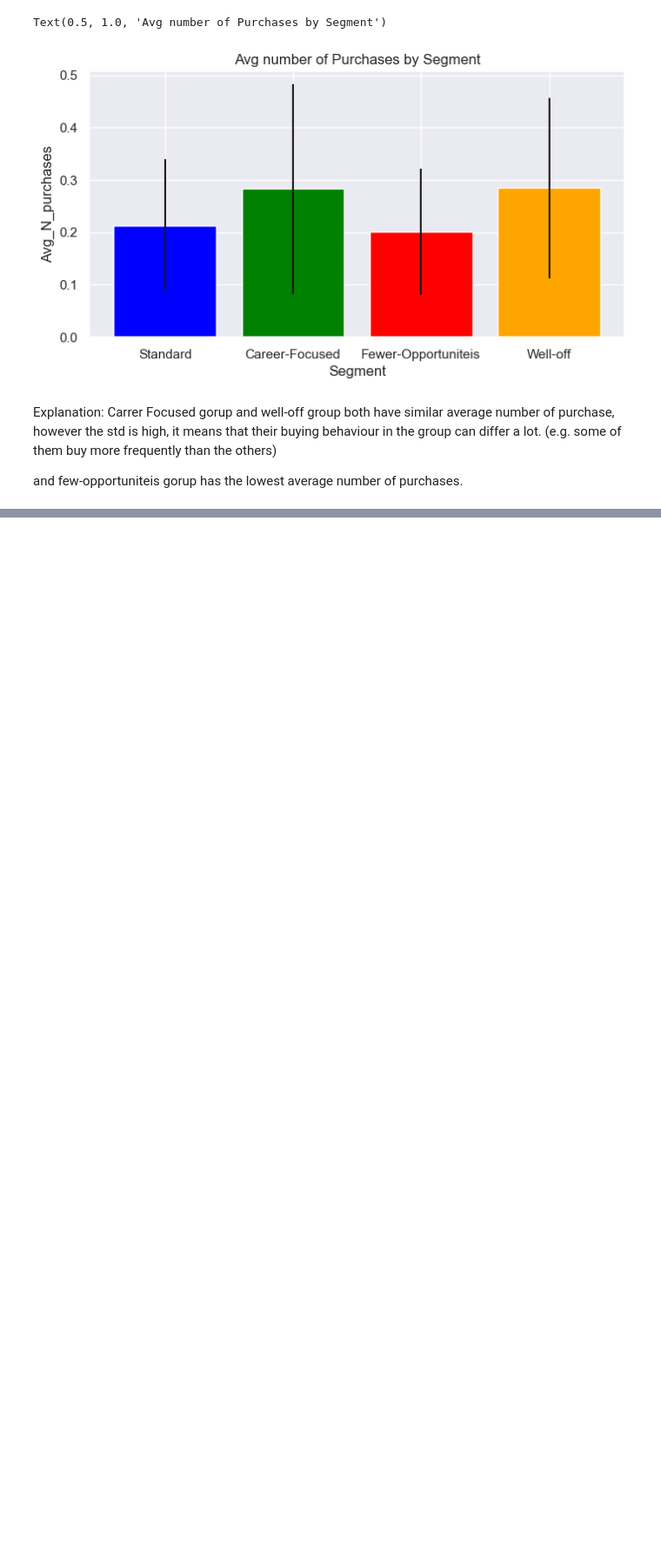
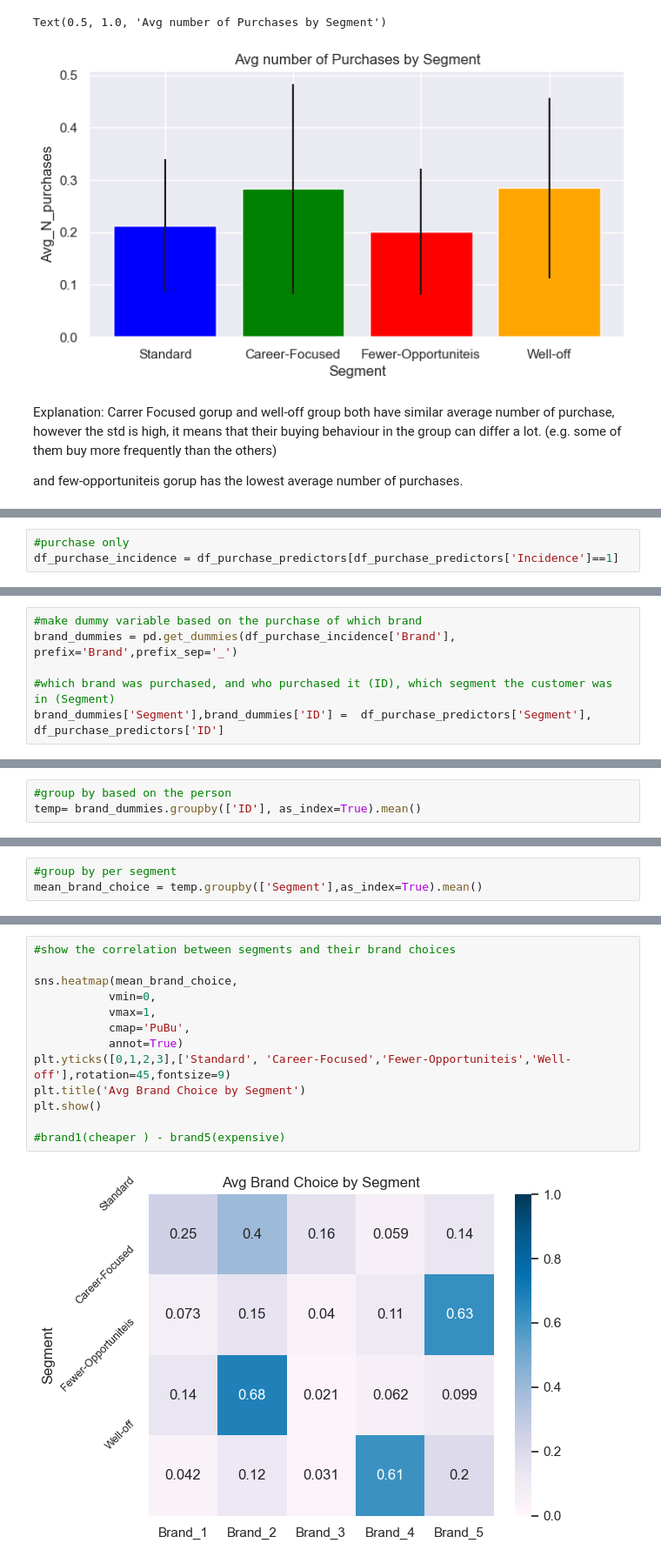
Before and after one commit to vivian-kim/Data-Sceince-Customer-Analytics, a Jupyter notebook: Data Science- Purchase Analytics with PCA model.ipynb, the cells around one changed output, grey strips where cells are left out. Shown at 87% size. Saved outputs shown, nothing was run; the diff lists cells and outputs as text; blank space fills up the shorter version.

Commit message:
This file is updated version from 'Purchase analytics with pca'
This file includes the brand choice per each segment and its potential strategy

```diff
--- a/Data Science- Purchase Analytics with PCA model.ipynb
+++ b/Data Science- Purchase Analytics with PCA model.ipynb
@@ -303,0 +306,3 @@ few-opportuniteis gorup has the lowest average number of purchases.
+# %%
+#purchase only
+df_purchase_incidence = df_purchase_predictors[df_purchase_predictors['Incidence']==1]
@@ -303,0 +317,6 @@ few-opportuniteis gorup has the lowest average number of purchases.
+# %%
+#make dummy variable based on the purchase of which brand
+brand_dummies = pd.get_dummies(df_purchase_incidence['Brand'], prefix='Brand',prefix_sep='_')
+
+#which brand was purchased, and who purchased it (ID), which segment the customer was in (Segment)
+brand_dummies['Segment'],brand_dummies['ID'] =  df_purchase_predictors['Segment'], df_purchase_predictors['ID']
@@ -303,0 +331,3 @@ few-opportuniteis gorup has the lowest average number of purchases.
+# %%
+#group by based on the person
+temp= brand_dummies.groupby(['ID'], as_index=True).mean()
@@ -303,0 +342,3 @@ few-opportuniteis gorup has the lowest average number of purchases.
+# %%
+#group by per segment
+mean_brand_choice = temp.groupby(['Segment'],as_index=True).mean()
@@ -303,0 +354,15 @@ few-opportuniteis gorup has the lowest average number of purchases.
+# %%
+#show the correlation between segments and their brand choices
+
+sns.heatmap(mean_brand_choice,
+           vmin=0,
+           vmax=1,
+           cmap='PuBu',
+           annot=True)
+plt.yticks([0,1,2,3],['Standard', 'Career-Focused','Fewer-Opportuniteis','Well-off'],rotation=45,fontsize=9)
+plt.title('Avg Brand Choice by Segment')
+plt.show()
+
+#brand1(cheaper ) - brand5(expensive)
+# %% [output]
+[figure, added]
```
Also changed, not shown: parts of 19 cells of this notebook.
